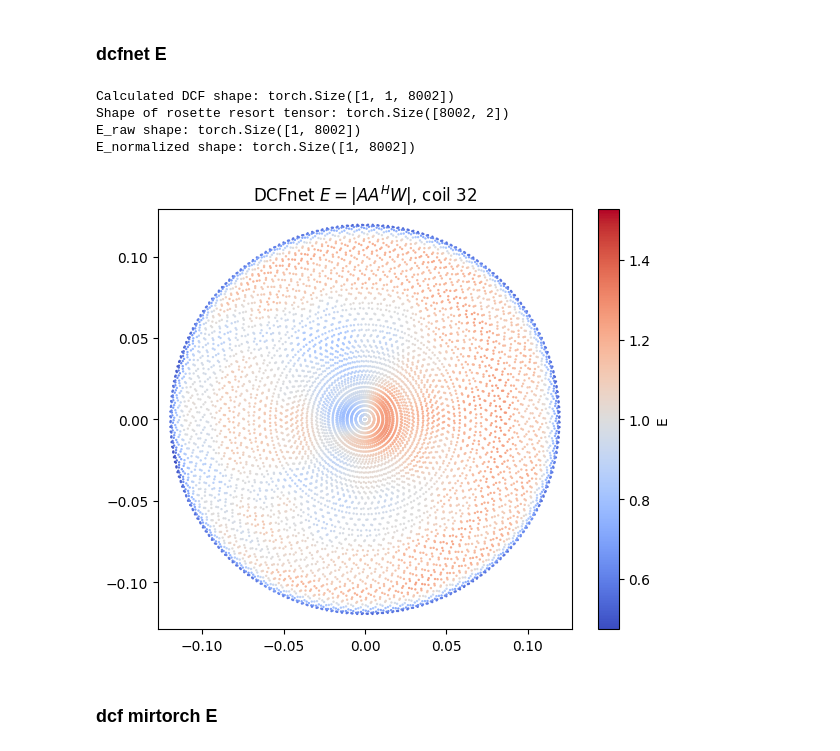
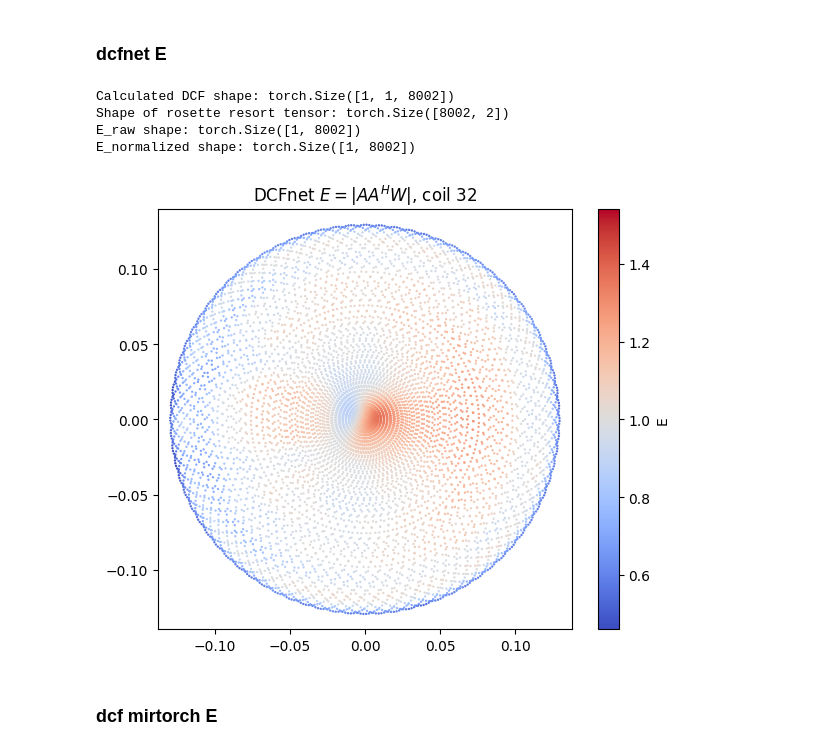
Before and after one commit to frank-roesler/MR_Trajectory_Fit, a Jupyter notebook: recon512_zerofilling.ipynb, the cells around one changed output. Saved outputs shown, nothing was run; the diff lists cells and outputs as text; code cells hidden in the pictures.

```diff
--- a/recon512_zerofilling.ipynb
+++ b/recon512_zerofilling.ipynb
@@ -14,10 +14,10 @@ from torchkbnufft import calc_density_compensation_function
 import Nufftbindings.nufftbindings.kbnufft as kbnufft
 
 main_dir = '/Users/Riccardo_1/Desktop/EPFL/MRI/MR_Trajectory_Fit/MRSI_trajs/data/4Riccardo'
-file_name = 'meas_MID00218_FID11357_ad_edMrsi_waterRef_20260520_0611.dat'
+file_name = 'meas_MID00212_FID11351_ad_edMrsi_waterRef_20260520_02337.dat'
 dcfnet_path = f'/Users/Riccardo_1/Desktop/EPFL/MRI/MR_Trajectory_Fit/trained_models/dcfnet_512_unet_trained_with_E.pt'
-rosette_path = f'/Users/Riccardo_1/Desktop/EPFL/MRI/MR_Trajectory_Fit/MRSI_trajs/2026-05-20_06-11_fixed/kspace_traj_2026-05-20_06-11.json'
-saving_folder = '/Users/Riccardo_1/Desktop/EPFL/MRI/MR_Trajectory_Fit/MRSI_trajs/2026-05-20_06-11_fixed/reconstructions'
+rosette_path = f'/Users/Riccardo_1/Desktop/EPFL/MRI/MR_Trajectory_Fit/MRSI_trajs/2026-05-20_23-37_fixed_pns105/kspace_traj_2026-05-20_23-37.json'
+saving_folder = '/Users/Riccardo_1/Desktop/EPFL/MRI/MR_Trajectory_Fit/MRSI_trajs/2026-05-20_23-37_fixed_pns105/reconstructions'
 os.makedirs(saving_folder, exist_ok=True)
 
 folder_modules= os.path.abspath('/Users/Riccardo_1/Desktop/EPFL/MRI/MR_Trajectory_Fit')
@@ -179,4 +210,9 @@ def add_zero_filling_to_samples(sampled):
         device=sampled.device,
     )
     return torch.cat([sampled, zeros], dim=0)
+
+def add_zero_filling_to_mask(mask, device=None):
+    mask = torch.as_tensor(mask, dtype=torch.bool, device=device).reshape(-1)
+    zf_mask = torch.ones(2, dtype=torch.bool, device=mask.device)
+    return torch.cat([mask, zf_mask], dim=0)
 # %%
@@ -300,6 +369,7 @@ recon = ImageRecon(params, kmax_img, dcfnet_path)
 # zero-filling
 rosette_orig_zf = add_zero_filling_to_rosette(rosette_orig_tensor.to(recon.device), kmax_img)
 rosette_resort_zf = add_zero_filling_to_rosette(rosette_resort_tensor.to(recon.device), kmax_img)
+mask_zf = add_zero_filling_to_mask(mask, device=recon.device)
 
 print("rosette_orig_zf:", rosette_orig_zf.shape)
 print("rosette_resort_zf:", rosette_resort_zf.shape)
@@ -390,0 +430,25 @@ plt.show()
+# %%
+titles = [
+    "DCFNet masked",
+    "DCFNet unmasked",
+    "MIRTorch masked",
+    "MIRTorch unmasked",
+]
+
+images = [
+    image_rss_dcfnet_masked,
+    image_rss_dcfnet,
+    image_rss_mirtorch_masked,
+    image_rss_mirtorch,
+]
+
+plt.figure(figsize=(14, 14))
+
+for idx, (img, title) in enumerate(zip(images, titles), start=1):
+    plt.subplot(2, 2, idx)
+    plt.imshow(np.abs(img), cmap="gray", vmin=0, vmax=i_max)
+    plt.title(title, fontsize=24)
+    plt.axis("off")
+
+plt.tight_layout()
+plt.show()
@@ -447,33 +513,33 @@ def plot_E_colormap(E, ktraj, title=r"$E = |A A^H W|$", delta=None):
 # %%
 folder_modules = os.path.abspath('/Users/Riccardo_1/Desktop/EPFL/MRI/MR_Trajectory_Fit/dcf_generation')
 if folder_modules not in sys.path:
     sys.path.append(folder_modules)
 
-dcf, image_coil = recon.reconstruct_img_dcfnet(rosette_orig_zf, rosette_resort_zf, sampled_zf) #last coil
+dcf, image_coil = recon.reconstruct_img_dcfnet(rosette_orig_zf, rosette_resort_zf, sampled_zf, mask = None) #last coil
 
 print(f"Calculated DCF shape: {dcf.shape}")
 print(f"Shape of rosette resort tensor: {rosette_resort_zf.shape}")
 with torch.no_grad():
     E_raw = calculate_pipe_E(
         dcf.real,
         rosette_resort_zf,
         params["img_size"],
         device=recon.device
     )
 
     # Normalize over samples, not over batch
     E_normalized_dcf = E_raw / (E_raw.mean(dim=-1, keepdim=True) + 1e-8)
 
     print("E_raw shape:", E_raw.shape)
     print("E_normalized shape:", E_normalized_dcf.shape)
 
     plot_E_colormap(E_normalized_dcf[:, :-2], rosette_resort_zf[:-2, :], title=r"DCFnet $E = |A A^H W|$, coil 32")
 # %% [output]
 Calculated DCF shape: torch.Size([1, 1, 8002])
 Shape of rosette resort tensor: torch.Size([8002, 2])
 E_raw shape: torch.Size([1, 8002])
 E_normalized shape: torch.Size([1, 8002])
-[figure, old version]
+[figure, new version]
 # %% [markdown]
 ### dcf mirtorch E
 # %%
```
Also changed, not shown: parts of 9 cells of this notebook, 1 other file.
